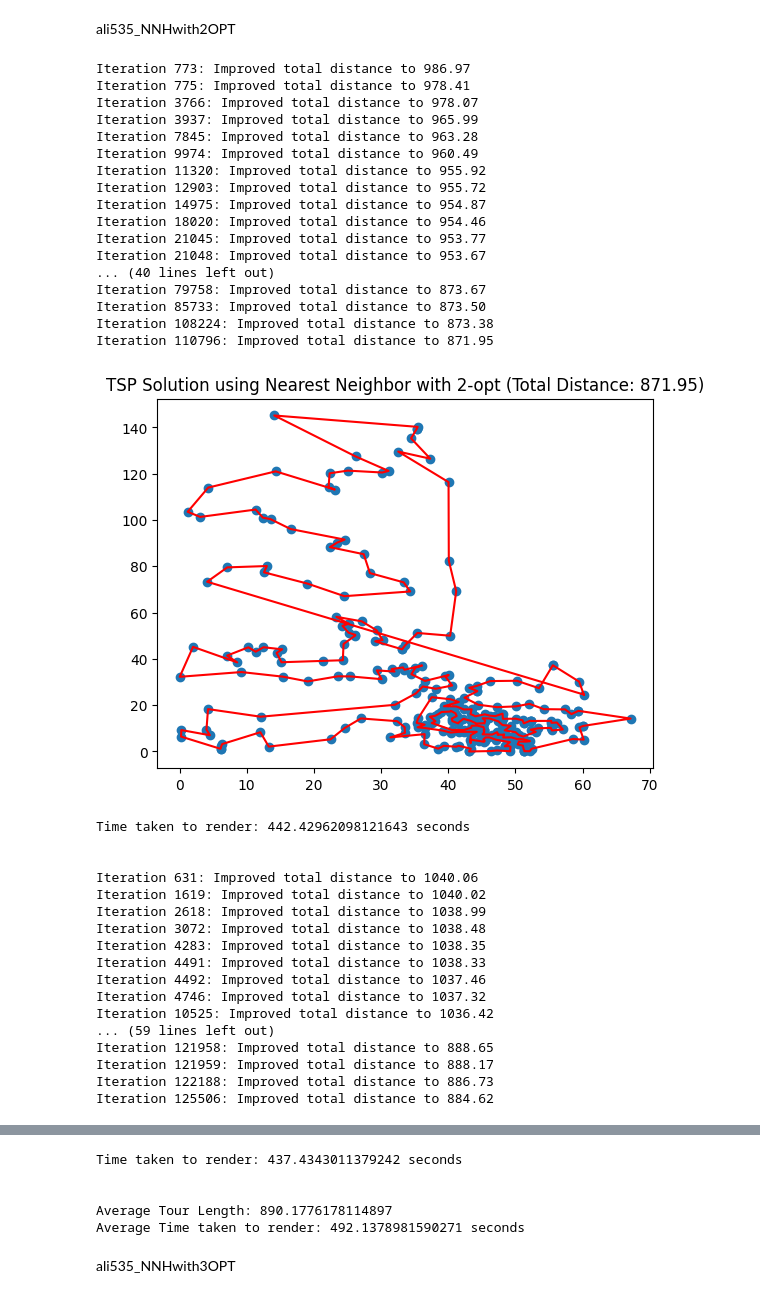
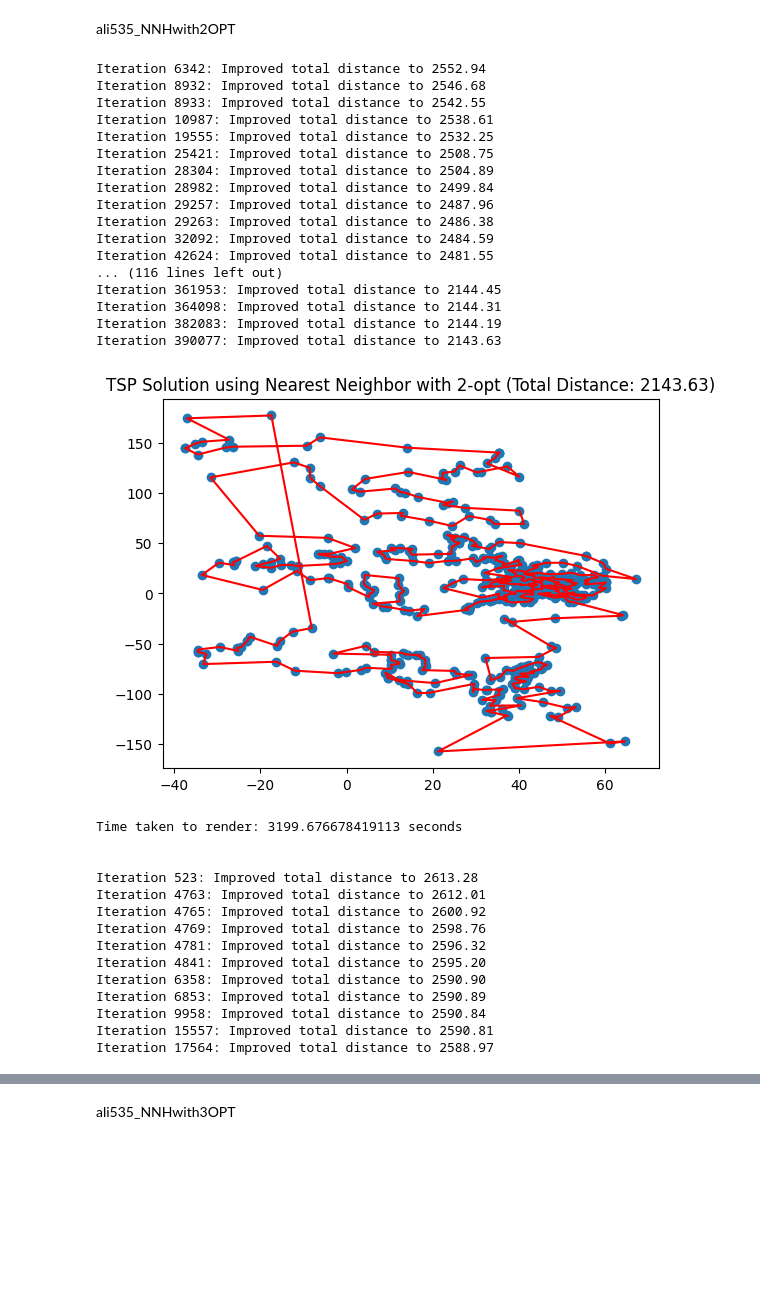
Before and after one commit to Amboyandrey/TSPLIB, a Jupyter notebook: GEO/ali535.ipynb, the cells around one changed output, grey strips where cells are left out. Saved outputs shown, nothing was run; the diff lists cells and outputs as text; code cells hidden in the pictures; blank space fills up the shorter version.

```diff
--- a/GEO/ali535.ipynb
+++ b/GEO/ali535.ipynb
@@ -40,7 +40,7 @@ class TSPSolver:
 # Parse the TSP dataset and extract coordinates
 def parse_tsp_dataset(data):
     coordinates = []
-    pattern = re.compile(r'\s*(\d+)\s+(\d+\.\d+)\s+(\d+\.\d+)')
+    pattern = re.compile(r'\s*(\d+)\s+(-?\d+\.\d+)\s+(-?\d+\.\d+)')
 
     in_node_coord_section = False
     for line in data.split('\n'):
@@ -181,7 +181,7 @@ class TSPSolver:
 # Parse the TSP dataset and extract coordinates
 def parse_tsp_dataset(data):
     coordinates = []
-    pattern = re.compile(r'\s*(\d+)\s+(\d+\.\d+)\s+(\d+\.\d+)')
+    pattern = re.compile(r'\s*(\d+)\s+(-?\d+\.\d+)\s+(-?\d+\.\d+)')
 
     in_node_coord_section = False
     for line in data.split('\n'):
@@ -217,67 +217,64 @@ total_distances = []
 render_times = []
 
 # Rerun TSP solving process 5 times
-for i in range(5):
+for i in range(3):
     start_time = time.time()  # Start timing for this run
     # Create TSPSolver instance and solve
     solver = TSPSolver(city_coordinates)
     solver.solve()
 
     # Calculate total distance and add to list
     total_distance = solver.total_distance()
     total_distances.append(total_distance)
 
     # Plot the solution
     plt.figure()
     plt.scatter(solver.points[:, 0], solver.points[:, 1])
     tour_points = np.array([solver.points[i] for i in solver.tour])
     plt.plot(tour_points[:, 0], tour_points[:, 1], 'r-')
     plt.title(f'TSP Solution using Nearest Neighbor with 2-opt (Total Distance: {total_distance:.2f})')
     plt.show()
 
     end_time = time.time()  # End timing for this run
     rendered_time = end_time - start_time  # Calculate render time for this run
     render_times.append(rendered_time)
     print("Time taken to render:", rendered_time, "seconds\n\n")
 
 # Calculate and print average tour length and average time taken to render
 average_tour_length = np.mean(total_distances)
 average_render_time = np.mean(render_times)
 print("Average Tour Length:", average_tour_length)
 print("Average Time taken to render:", average_render_time, "seconds")
 # %% [output]
-Iteration 773: Improved total distance to 986.97
-Iteration 775: Improved total distance to 978.41
-Iteration 3766: Improved total distance to 978.07
-Iteration 3937: Improved total distance to 965.99
-Iteration 7845: Improved total distance to 963.28
-Iteration 9974: Improved total distance to 960.49
-Iteration 11320: Improved total distance to 955.92
-Iteration 12903: Improved total distance to 955.72
-Iteration 14975: Improved total distance to 954.87
-Iteration 18020: Improved total distance to 954.46
-Iteration 21045: Improved total distance to 953.77
-Iteration 21048: Improved total distance to 953.67
-... (40 lines left out)
-Iteration 79758: Improved total distance to 873.67
-Iteration 85733: Improved total distance to 873.50
-Iteration 108224: Improved total distance to 873.38
-Iteration 110796: Improved total distance to 871.95
+Iteration 6342: Improved total distance to 2552.94
+Iteration 8932: Improved total distance to 2546.68
+Iteration 8933: Improved total distance to 2542.55
+Iteration 10987: Improved total distance to 2538.61
+Iteration 19555: Improved total distance to 2532.25
+Iteration 25421: Improved total distance to 2508.75
+Iteration 28304: Improved total distance to 2504.89
+Iteration 28982: Improved total distance to 2499.84
+Iteration 29257: Improved total distance to 2487.96
+Iteration 29263: Improved total distance to 2486.38
+Iteration 32092: Improved total distance to 2484.59
+Iteration 42624: Improved total distance to 2481.55
+... (116 lines left out)
+Iteration 361953: Improved total distance to 2144.45
+Iteration 364098: Improved total distance to 2144.31
+Iteration 382083: Improved total distance to 2144.19
+Iteration 390077: Improved total distance to 2143.63
-[figure, old version]
+[figure, new version]
-Time taken to render: 442.42962098121643 seconds
+Time taken to render: 3199.676678419113 seconds
 
 
-Iteration 631: Improved total distance to 1040.06
-Iteration 1619: Improved total distance to 1040.02
-Iteration 2618: Improved total distance to 1038.99
-Iteration 3072: Improved total distance to 1038.48
-Iteration 4283: Improved total distance to 1038.35
-Iteration 4491: Improved total distance to 1038.33
-Iteration 4492: Improved total distance to 1037.46
-Iteration 4746: Improved total distance to 1037.32
-Iteration 10525: Improved total distance to 1036.42
-... (59 lines left out)
-Iteration 121958: Improved total distance to 888.65
-Iteration 121959: Improved total distance to 888.17
-Iteration 122188: Improved total distance to 886.73
-Iteration 125506: Improved total distance to 884.62
+Iteration 523: Improved total distance to 2613.28
+Iteration 4763: Improved total distance to 2612.01
+Iteration 4765: Improved total distance to 2600.92
+Iteration 4769: Improved total distance to 2598.76
+Iteration 4781: Improved total distance to 2596.32
+Iteration 4841: Improved total distance to 2595.20
+Iteration 6358: Improved total distance to 2590.90
+Iteration 6853: Improved total distance to 2590.89
+Iteration 9958: Improved total distance to 2590.84
+Iteration 15557: Improved total distance to 2590.81
+Iteration 17564: Improved total distance to 2588.97
@@ -339,8 +281,3 @@ Iteration 114058: Improved total distance to 896.84
-Time taken to render: 437.4343011379242 seconds
-
-
-Average Tour Length: 890.1776178114897
-Average Time taken to render: 492.1378981590271 seconds
 # %% [markdown]
 ali535_NNHwith3OPT
 # %%
```
Also changed, not shown: parts of 4 cells of this notebook, 8 other files.
